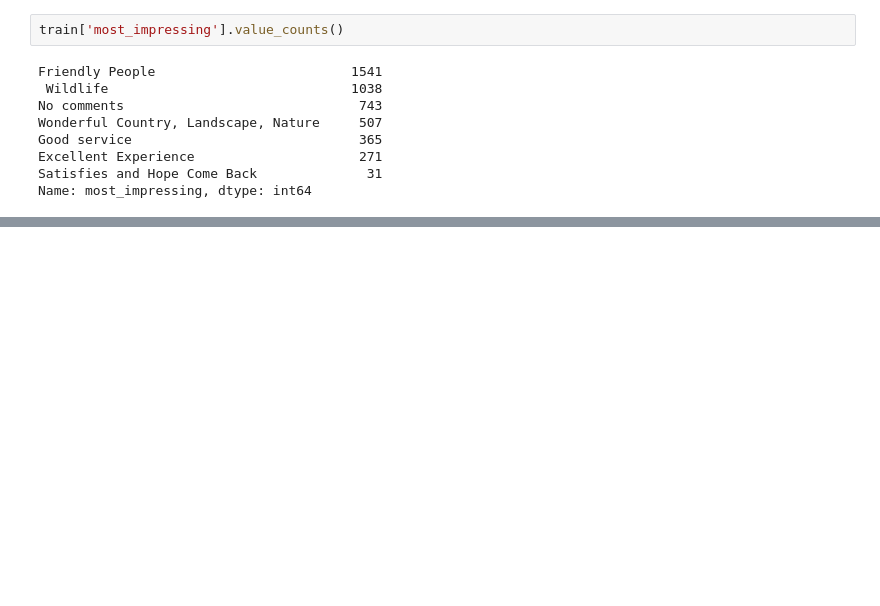
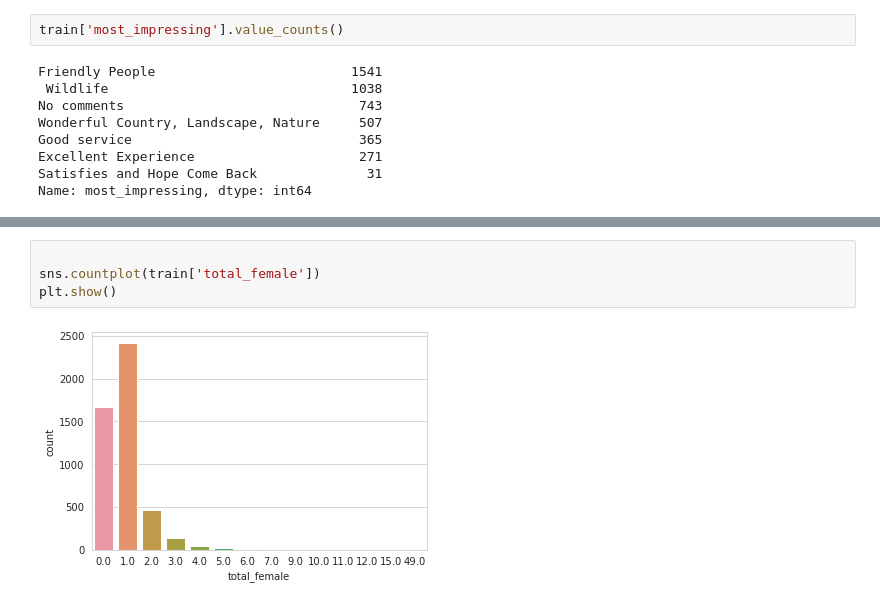
Before and after one commit to innocent-charles/TanzaTour-AI, a Jupyter notebook: Tazatep dataset/TanzaTourAI.ipynb, the cells around one changed output, grey strips where cells are left out. Saved outputs shown, nothing was run; the diff lists cells and outputs as text; blank space fills up the shorter version.

```diff
--- a/Tazatep dataset/TanzaTourAI.ipynb
+++ b/Tazatep dataset/TanzaTourAI.ipynb
@@ -183,0 +157,6 @@ sns.boxplot(x='most_impressing',y="total_cost",data=train)
+# %%
+
+sns.countplot(train['total_female'])
+plt.show()
+# %% [output]
+[figure, added]
```
Also changed, not shown: parts of 17 cells of this notebook.
